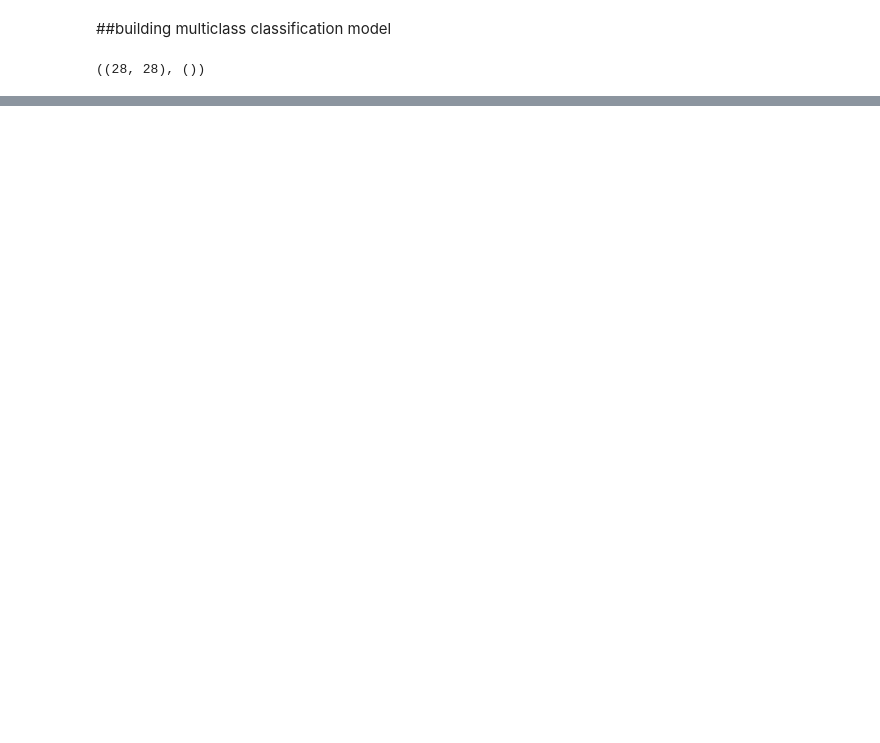
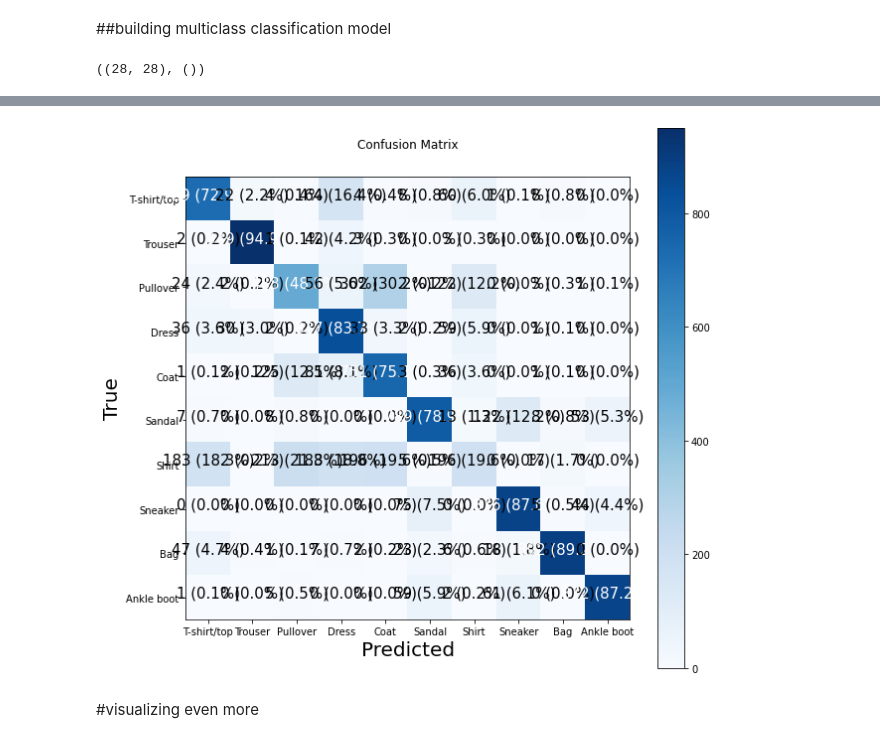
Before and after one commit to JacksonLeb/tensorflow_learning, a Jupyter notebook: 02_neural_network_classification.ipynb, the cells around one changed output, grey strips where cells are left out. Cells and saved outputs as stored; diff of their text form; code cells hidden in the pictures; blank space fills up the shorter version.

```diff
--- a/02_neural_network_classification.ipynb
+++ b/02_neural_network_classification.ipynb
@@ -672,0 +869,15 @@ Epoch 10/10
+# %%
+from sklearn.utils import validation
+
+model_12 = tf.keras.Sequential([
+  tf.keras.layers.Flatten(input_shape=(28,28)),
+  tf.keras.layers.Dense(4, activation="relu"),
+  tf.keras.layers.Dense(4, activation="relu"),
+  tf.keras.layers.Dense(10, activation="softmax")
+])
+
+model_12.compile(loss=tf.keras.losses.SparseCategoricalCrossentropy(),
+                 optimizer=tf.keras.optimizers.Adam(),
+                 metrics=["accuracy"])
+
+normal_history = model_12.fit(train_data_normal, train_labels, epochs=10, validation_data=(test_data_normal, test_labels))
@@ -672,0 +994,4 @@ Epoch 10/10
+# %%
+#making predictions
+y_probs = model_12.predict(test_data_normal)
+y_probs
@@ -672,0 +1023,4 @@ Epoch 10/10
+# %%
+#convert all of prediction probabilities to integrers
+y_preds = y_probs.argmax(axis=1)
+y_preds[0]
@@ -672,0 +1046,9 @@ Epoch 10/10
+# %%
+make_confusion_matrix(y_true=test_labels,
+                      y_pred=y_preds,
+                      classes=class_names,
+                      figsize=(20,20))
+# %% [output]
+[figure, added]
+# %% [markdown]
+#visualizing even more
```
Also changed, not shown: parts of 49 cells of this notebook.
